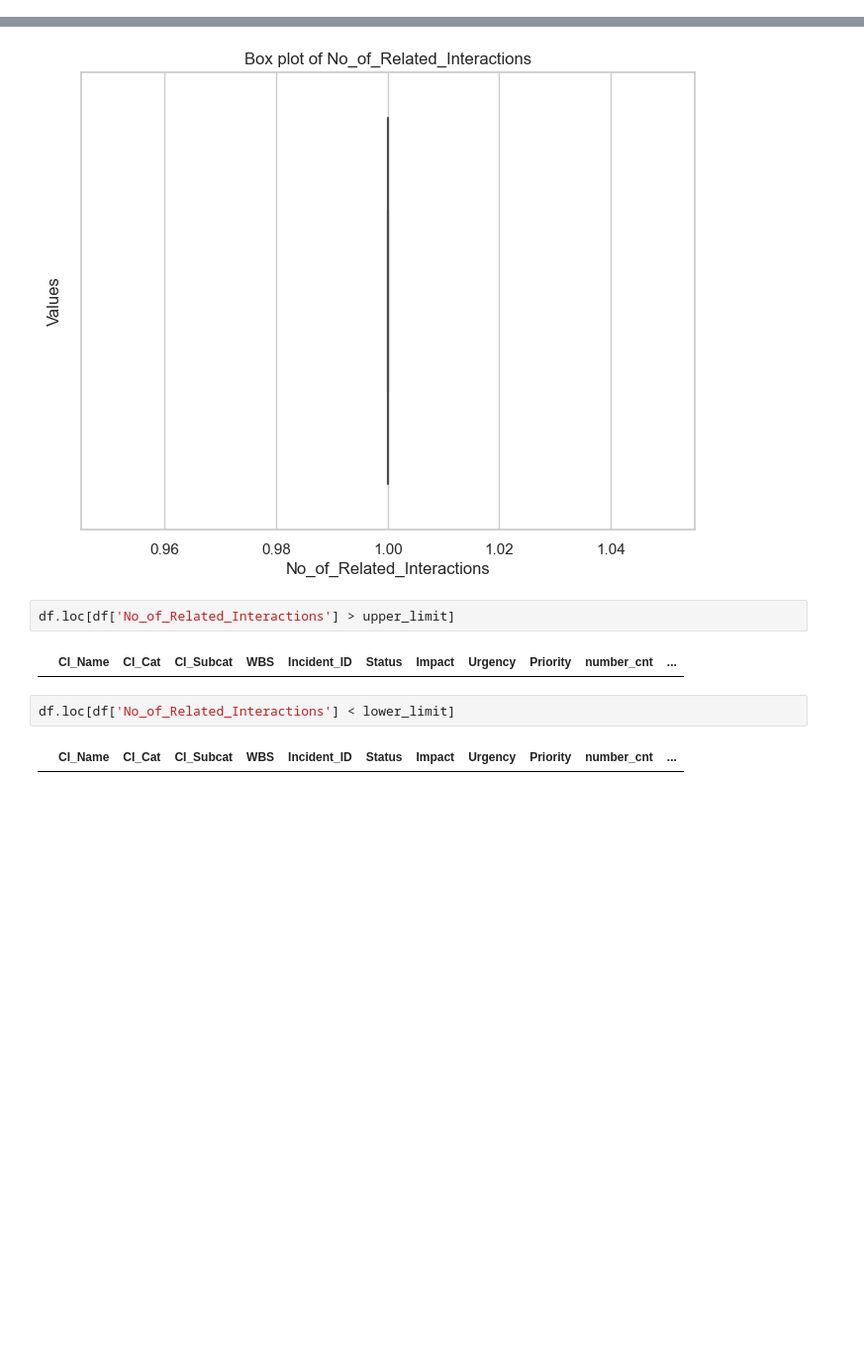
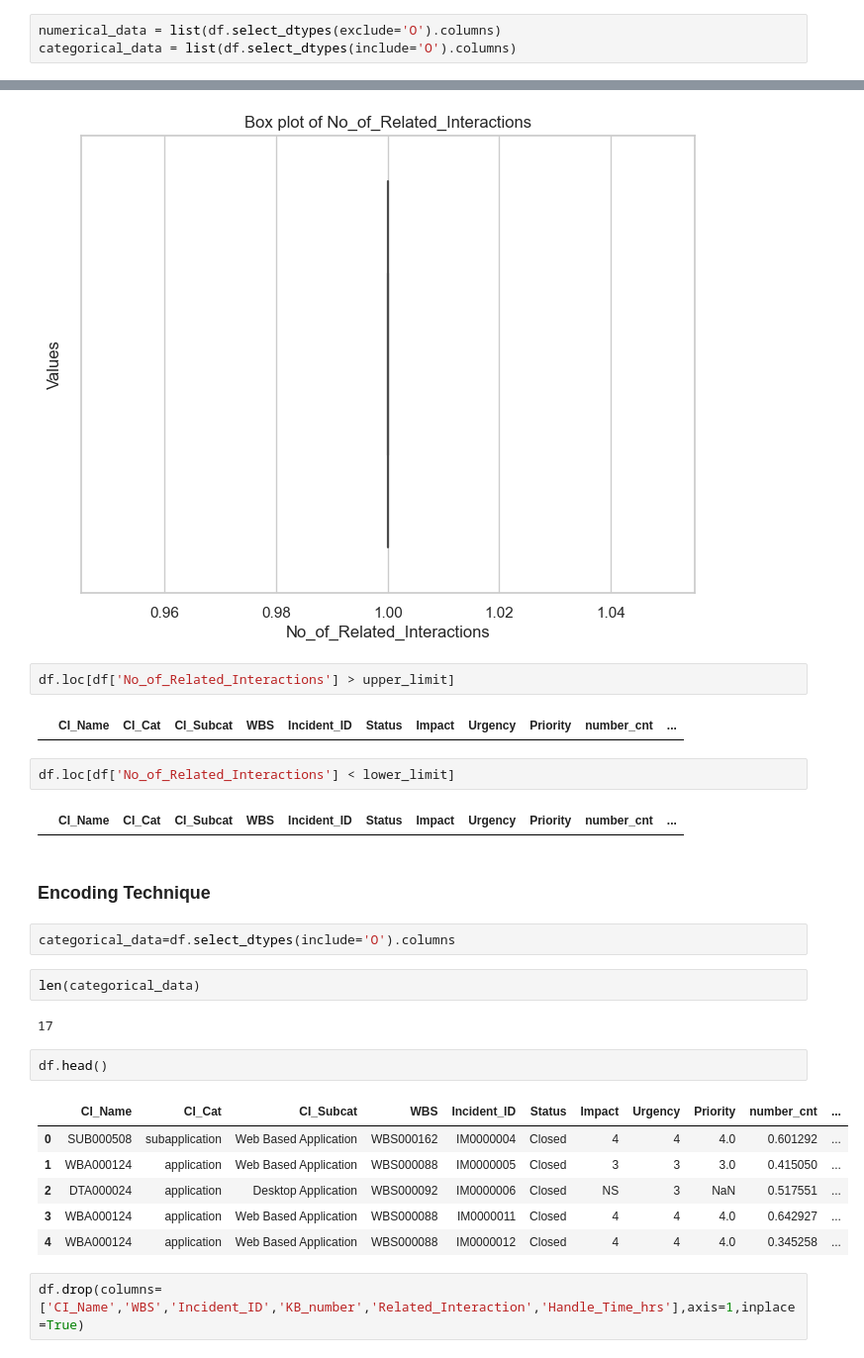
Before and after one commit to ash-171/ABCtech, a Jupyter notebook: PRCL-0012.ipynb, the cells around one changed output, grey strips where cells are left out. Shown at 99% size. Cells and saved outputs as stored; diff of their text form; blank space fills up the shorter version.

```diff
--- a/PRCL-0012.ipynb
+++ b/PRCL-0012.ipynb
@@ -292,6 +295,9 @@ Related_Interaction              0
 dtype: int64
 # %%
 %matplotlib inline
+# %%
+numerical_data = list(df.select_dtypes(exclude='O').columns)
+categorical_data = list(df.select_dtypes(include='O').columns)
 # %%
 for column in numerical_data:
     plt.figure(figsize=(8, 6))
@@ -335,3 +341,22 @@ df.loc[df['No_of_Related_Interactions'] > upper_limit]
 df.loc[df['No_of_Related_Interactions'] < lower_limit]
 # %% [output]
 |  | CI_Name | CI_Cat | CI_Subcat | WBS | Incident_ID | Status | Impact | Urgency | Priority | number_cnt | ... |
+# %% [markdown]
+### Encoding Technique
+# %%
+categorical_data=df.select_dtypes(include='O').columns
+# %%
+len(categorical_data)
+# %% [output]
+17
+# %%
+df.head()
+# %% [output]
+|  | CI_Name | CI_Cat | CI_Subcat | WBS | Incident_ID | Status | Impact | Urgency | Priority | number_cnt | ... |
+| 0 | SUB000508 | subapplication | Web Based Application | WBS000162 | IM0000004 | Closed | 4 | 4 | 4.0 | 0.601292 | ... |
+| 1 | WBA000124 | application | Web Based Application | WBS000088 | IM0000005 | Closed | 3 | 3 | 3.0 | 0.415050 | ... |
+| 2 | DTA000024 | application | Desktop Application | WBS000092 | IM0000006 | Closed | NS | 3 | NaN | 0.517551 | ... |
+| 3 | WBA000124 | application | Web Based Application | WBS000088 | IM0000011 | Closed | 4 | 4 | 4.0 | 0.642927 | ... |
+| 4 | WBA000124 | application | Web Based Application | WBS000088 | IM0000012 | Closed | 4 | 4 | 4.0 | 0.345258 | ... |
+# %%
+df.drop(columns=['CI_Name','WBS','Incident_ID','KB_number','Related_Interaction','Handle_Time_hrs'],axis=1,inplace=True)
```
Also changed, not shown: parts of 31 cells of this notebook.
